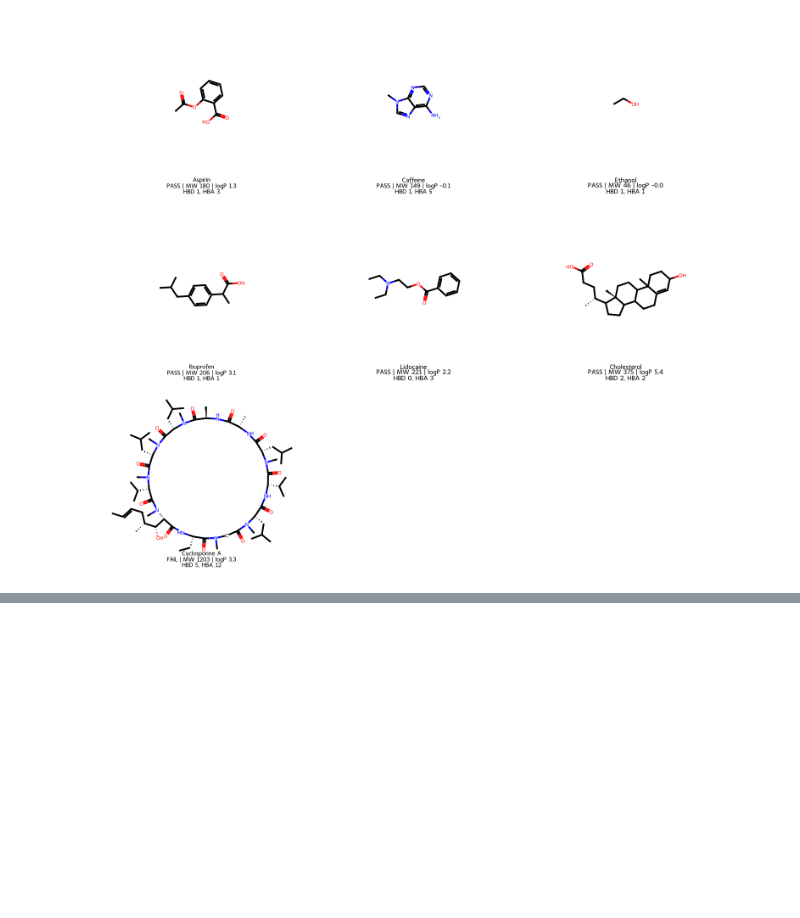
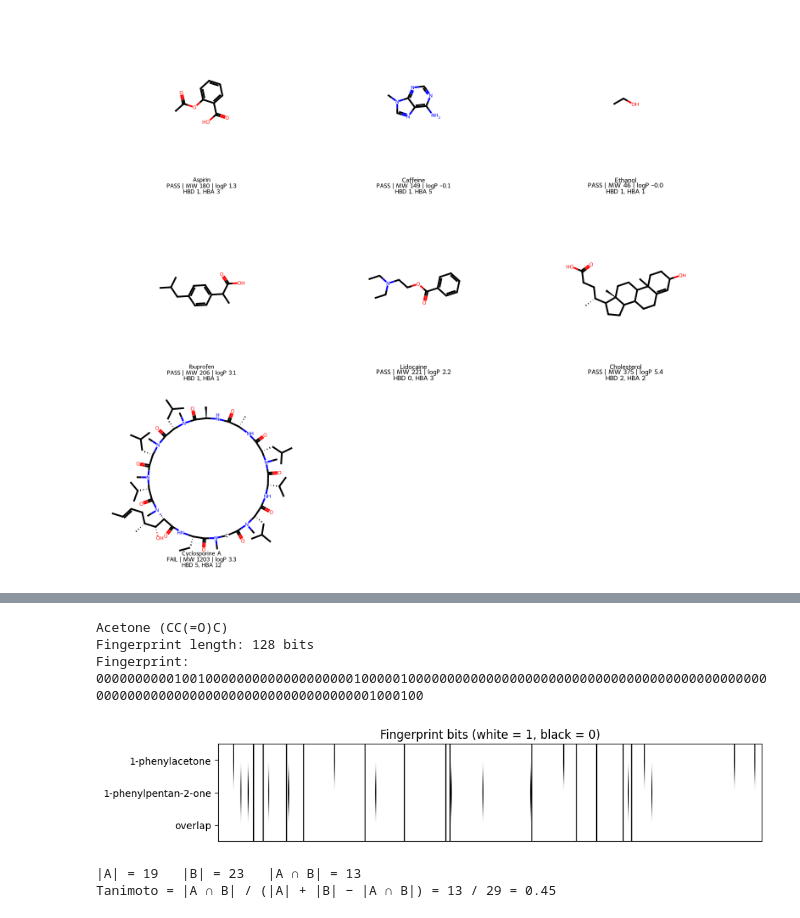
Before and after one commit to Svatunek-Lab/teaching, a Jupyter notebook: 2025_University_of_Malaya_Intro_Chemistry_Python/RDkit.ipynb, the cells around one changed output, grey strips where cells are left out. Cells and saved outputs as stored; diff of their text form; code cells hidden in the pictures; blank space fills up the shorter version.

```diff
--- a/2025_University_of_Malaya_Intro_Chemistry_Python/RDkit.ipynb
+++ b/2025_University_of_Malaya_Intro_Chemistry_Python/RDkit.ipynb
@@ -356,0 +522,78 @@ img
+# %%
+from rdkit import Chem
+from rdkit.Chem import rdFingerprintGenerator
+
+# Define target molecule
+acetone_name = "Acetone"
+acetone_smiles = "CC(=O)C"
+acetone_mol = Chem.MolFromSmiles(acetone_smiles)
+
+# Create Morgan fingerprint generator (radius 2 ≈ ECFP4)
+acetone_gen = rdFingerprintGenerator.GetMorganGenerator(radius=2, fpSize=128)
+
+# Generate the fingerprint
+acetone_fp = acetone_gen.GetFingerprint(acetone_mol)
+
+# Convert to binary string for display
+acetone_bits = "".join(str(int(b)) for b in acetone_fp)
+
+# Print information
+print(f"{acetone_name} ({acetone_smiles})")
+print(f"Fingerprint length: {len(acetone_bits)} bits")
+print("Fingerprint:")
+print(acetone_bits)
+# %% [output]
+Acetone (CC(=O)C)
+Fingerprint length: 128 bits
+Fingerprint:
+00000000001001000000000000000000010000010000000000000000000000000000000000000000000000000000000000000000000000000000000001000100
+# %%
+from rdkit import Chem
+from rdkit.Chem import rdFingerprintGenerator
+from rdkit import DataStructs
+import numpy as np
+import matplotlib.pyplot as plt
+
+# Molecules
+name_a, smi_a = "1-phenylacetone", "CC(=O)Cc1ccccc1"
+name_b, smi_b = "1-phenylpentan-2-one", "CCC(=O)CCc1ccccc1"
+mol_a, mol_b = Chem.MolFromSmiles(smi_a), Chem.MolFromSmiles(smi_b)
+
+# Morgan (ECFP4) fingerprints
+gen = rdFingerprintGenerator.GetMorganGenerator(radius=2, fpSize=512)
+fp_a = gen.GetFingerprint(mol_a)
+fp_b = gen.GetFingerprint(mol_b)
+
+# Get FP size from one fingerprint
+fp_size = fp_a.GetNumBits()
+
+# Convert to NumPy arrays
+arr_a = np.zeros((fp_size,), dtype=int); DataStructs.ConvertToNumpyArray(fp_a, arr_a)
+arr_b = np.zeros((fp_size,), dtype=int); DataStructs.ConvertToNumpyArray(fp_b, arr_b)
+arr_overlap = (arr_a & arr_b)
+
+# Plot
+fig, ax = plt.subplots(figsize=(10, 1.8))
+img = np.vstack([arr_a, arr_b, arr_overlap])
+ax.imshow(img, aspect="auto", cmap="Greys")
+ax.set_yticks([0, 1, 2]); ax.set_yticklabels([name_a, name_b, "overlap"])
+ax.set_xticks([])
+ax.set_title("Fingerprint bits (white = 1, black = 0)")
+plt.show()
+# %% [output]
+[figure, added]
+# %%
+from rdkit import DataStructs
+
+on_a = int(arr_a.sum())
+on_b = int(arr_b.sum())
+on_ab = int(arr_overlap.sum())
+
+tani = DataStructs.TanimotoSimilarity(fp_a, fp_b)
+
+print(f"|A| = {on_a}   |B| = {on_b}   |A ∩ B| = {on_ab}")
+den = on_a + on_b - on_ab
+print(f"Tanimoto = |A ∩ B| / (|A| + |B| − |A ∩ B|) = {on_ab} / {den} = {tani:.2f}")
+# %% [output]
+|A| = 19   |B| = 23   |A ∩ B| = 13
+Tanimoto = |A ∩ B| / (|A| + |B| − |A ∩ B|) = 13 / 29 = 0.45
```
Also changed, not shown: parts of 13 cells of this notebook.
